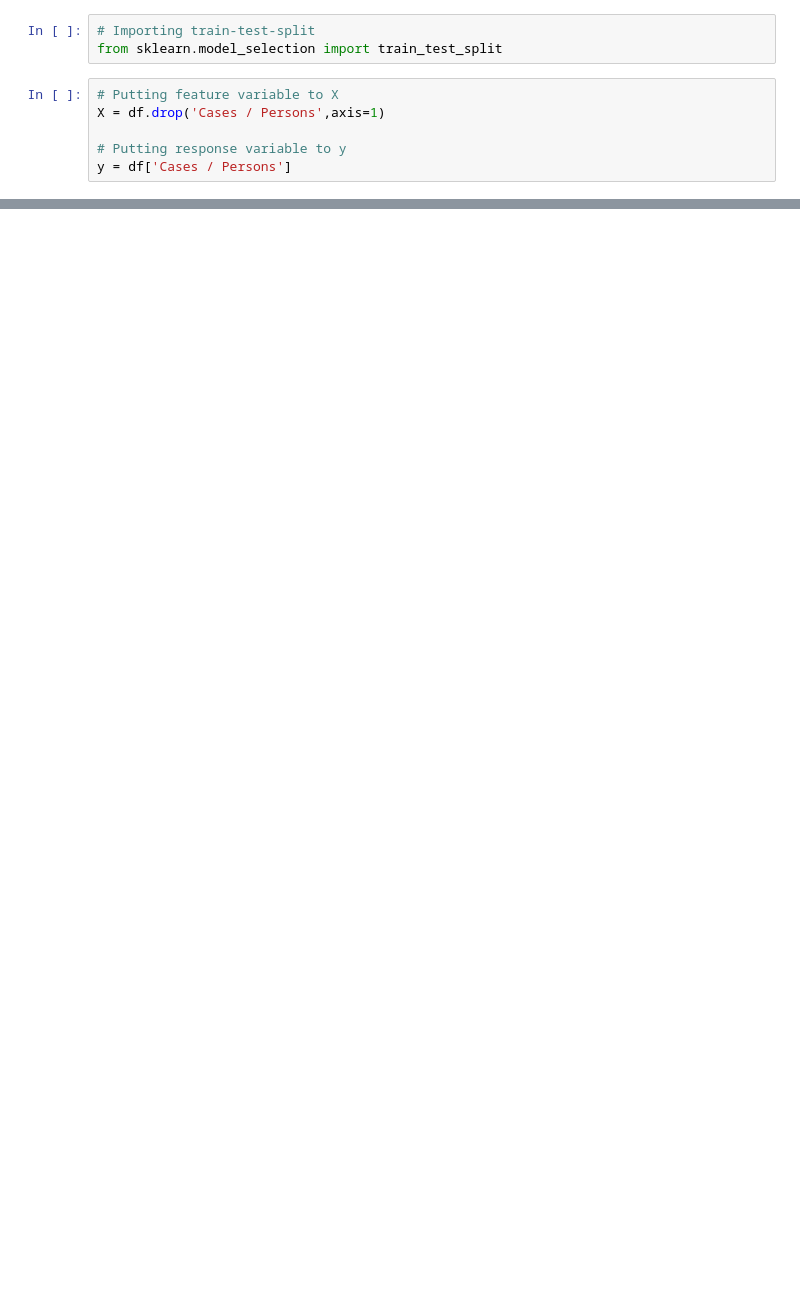
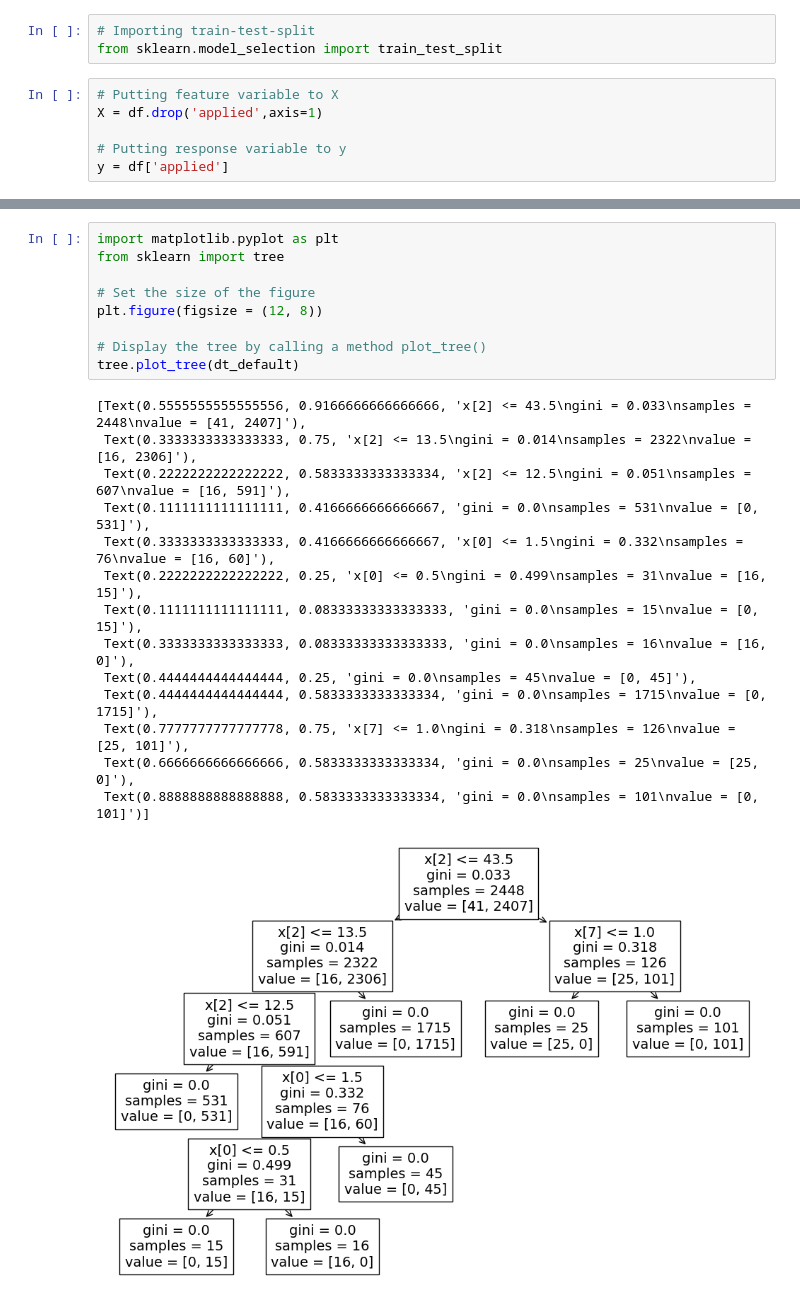
Before and after one commit to RodneyWardle2023/CapstoneProjectCA2RodneyWardle-SBS23057, a Jupyter notebook: CapstoneProjectCA2-CODE-RodneyWardle-SBS23057.ipynb, the cells around one changed output, grey strips where cells are left out. Cells and saved outputs as stored; diff of their text form; blank space fills up the shorter version.

```diff
--- a/CapstoneProjectCA2-CODE-RodneyWardle-SBS23057.ipynb
+++ b/CapstoneProjectCA2-CODE-RodneyWardle-SBS23057.ipynb
@@ -235,10 +234,10 @@ df = df.apply(le.fit_transform)
 from sklearn.model_selection import train_test_split
 # %%
 # Putting feature variable to X
-X = df.drop('Cases / Persons',axis=1)
+X = df.drop('applied',axis=1)
 
 # Putting response variable to y
-y = df['Cases / Persons']
+y = df['applied']
 # %%
 # Splitting the data into train and test
 X_train, X_test, y_train, y_test = train_test_split(X, y,
@@ -256,0 +292,24 @@ X_train.head()
+# %%
+import matplotlib.pyplot as plt
+from sklearn import tree
+
+# Set the size of the figure
+plt.figure(figsize = (12, 8))
+
+# Display the tree by calling a method plot_tree()
+tree.plot_tree(dt_default)
+# %% [output]
+[Text(0.5555555555555556, 0.9166666666666666, 'x[2] <= 43.5\ngini = 0.033\nsamples = 2448\nvalue = [41, 2407]'),
+ Text(0.3333333333333333, 0.75, 'x[2] <= 13.5\ngini = 0.014\nsamples = 2322\nvalue = [16, 2306]'),
+ Text(0.2222222222222222, 0.5833333333333334, 'x[2] <= 12.5\ngini = 0.051\nsamples = 607\nvalue = [16, 591]'),
+ Text(0.1111111111111111, 0.4166666666666667, 'gini = 0.0\nsamples = 531\nvalue = [0, 531]'),
+ Text(0.3333333333333333, 0.4166666666666667, 'x[0] <= 1.5\ngini = 0.332\nsamples = 76\nvalue = [16, 60]'),
+ Text(0.2222222222222222, 0.25, 'x[0] <= 0.5\ngini = 0.499\nsamples = 31\nvalue = [16, 15]'),
+ Text(0.1111111111111111, 0.08333333333333333, 'gini = 0.0\nsamples = 15\nvalue = [0, 15]'),
+ Text(0.3333333333333333, 0.08333333333333333, 'gini = 0.0\nsamples = 16\nvalue = [16, 0]'),
+ Text(0.4444444444444444, 0.25, 'gini = 0.0\nsamples = 45\nvalue = [0, 45]'),
+ Text(0.4444444444444444, 0.5833333333333334, 'gini = 0.0\nsamples = 1715\nvalue = [0, 1715]'),
+ Text(0.7777777777777778, 0.75, 'x[7] <= 1.0\ngini = 0.318\nsamples = 126\nvalue = [25, 101]'),
+ Text(0.6666666666666666, 0.5833333333333334, 'gini = 0.0\nsamples = 25\nvalue = [25, 0]'),
+ Text(0.8888888888888888, 0.5833333333333334, 'gini = 0.0\nsamples = 101\nvalue = [0, 101]')]
+[figure, added]
```
Also changed, not shown: parts of 23 cells of this notebook, 1 other file.
